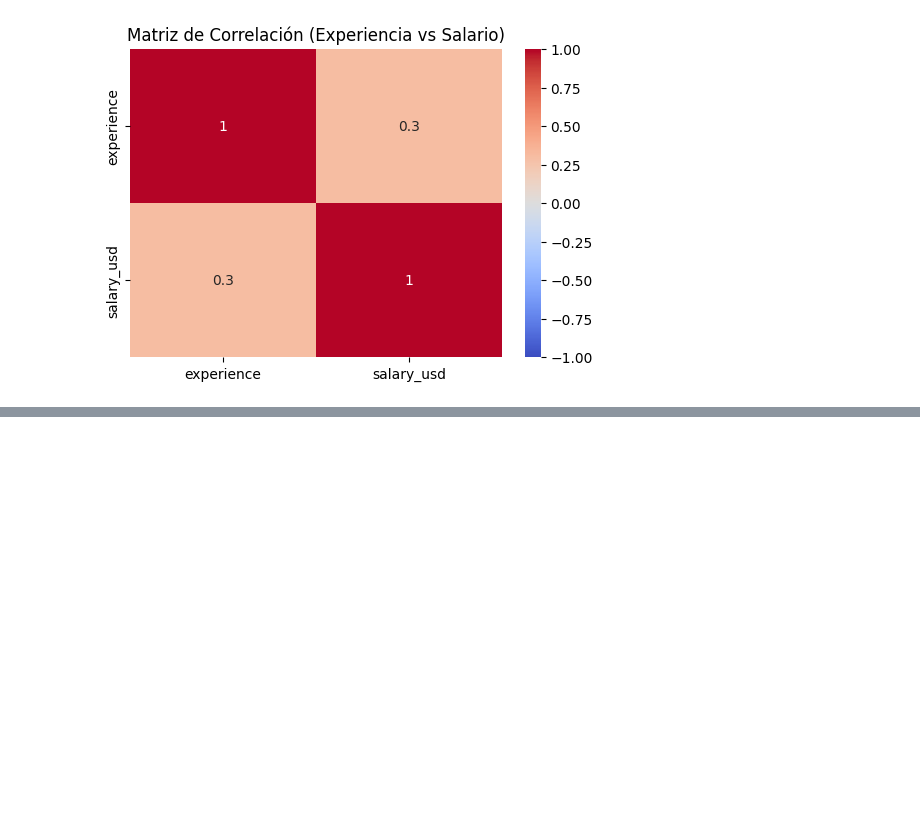
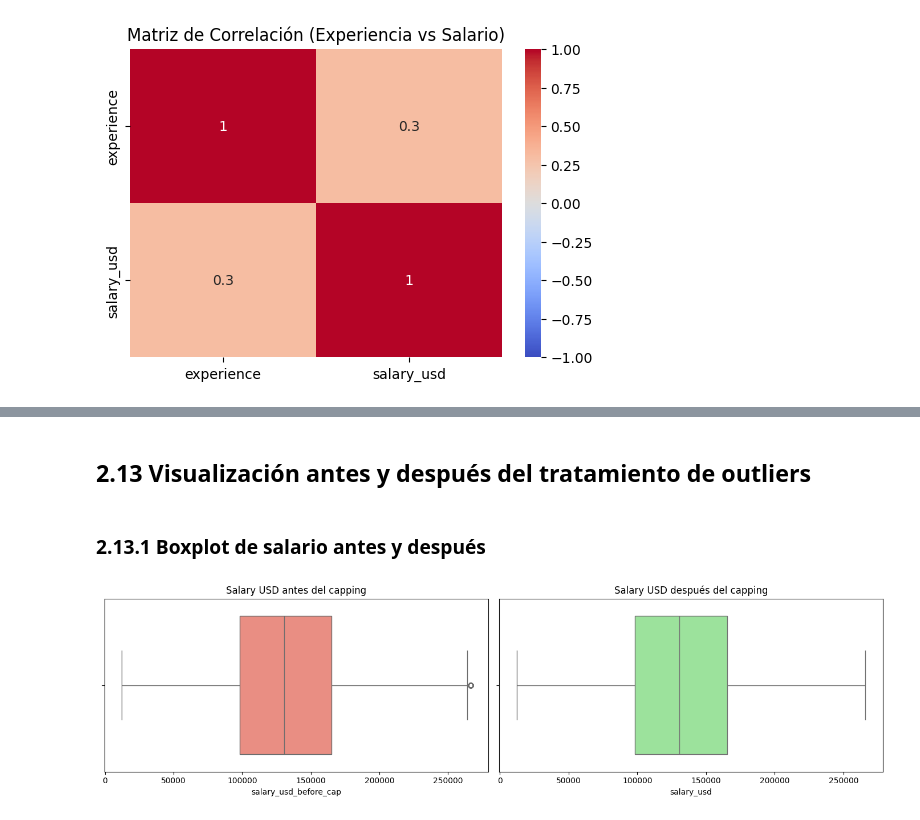
Before and after one commit to Nicossm/parcial1, a Jupyter notebook: notebooks/parcial1_procie.ipynb, the cells around one changed output, grey strips where cells are left out. Cells and saved outputs as stored; diff of their text form; code cells hidden in the pictures; blank space fills up the shorter version.

Commit message:
limieza de datos

```diff
--- a/notebooks/parcial1_procie.ipynb
+++ b/notebooks/parcial1_procie.ipynb
@@ -169,0 +417,7 @@ plt.show()
+# %%
+#Las columnas `experience` y `salary_usd` deben ser numéricas para poder analizar nulos, outliers y estadísticas de manera correcta.
+df_clean["experience"] = pd.to_numeric(df_clean["experience"], errors="coerce")
+df_clean["salary_usd"] = pd.to_numeric(df_clean["salary_usd"], errors="coerce")
+
+print("Tipos de datos después de convertir experience y salary_usd:")
+print(df_clean.dtypes)
@@ -169,0 +518,9 @@ plt.show()
+# %%
+mediana_experience = df_clean["experience"].median()
+print("Mediana de experience:", mediana_experience)
+
+df_clean["experience"] = df_clean["experience"].fillna(mediana_experience)
+df_clean["experience"] = df_clean["experience"].round().astype("Int64")
+
+print("Nulos en experience después de imputar:", df_clean["experience"].isnull().sum())
+print("Tipo final de experience:", df_clean["experience"].dtype)
@@ -169,0 +533,8 @@ plt.show()
+# %%
+columnas_categoricas = ["country", "education", "languages", "frameworks", "company_size"]
+
+for col in columnas_categoricas:
+    df_clean[col] = df_clean[col].fillna("Unknown")
+
+print("Nulos después de completar categóricas:")
+display(df_clean[columnas_categoricas].isnull().sum())
@@ -169,0 +573,9 @@ plt.show()
+# %%
+# copia para comparación
+df_clean["salary_usd_before_cap"] = df_clean["salary_usd"].copy()
+
+# Aplicar capping
+df_clean["salary_usd"], lim_inf_salary, lim_sup_salary = cap_outliers_iqr(df_clean["salary_usd"])
+
+print("Límite inferior aplicado:", lim_inf_salary)
+print("Límite superior aplicado:", lim_sup_salary)
@@ -169,0 +662,17 @@ plt.show()
+# %% [markdown]
+## 2.13 Visualización antes y después del tratamiento de outliers
+# %% [markdown]
+### 2.13.1 Boxplot de salario antes y después
+# %%
+fig, axes = plt.subplots(1, 2, figsize=(14, 4))
+
+sns.boxplot(x=df_clean["salary_usd_before_cap"], ax=axes[0], color="salmon")
+axes[0].set_title("Salary USD antes del capping")
+
+sns.boxplot(x=df_clean["salary_usd"], ax=axes[1], color="lightgreen")
+axes[1].set_title("Salary USD después del capping")
+
+plt.tight_layout()
+plt.show()
+# %% [output]
+[figure, added]
```
Also changed, not shown: parts of 54 cells of this notebook, 1 other file.
